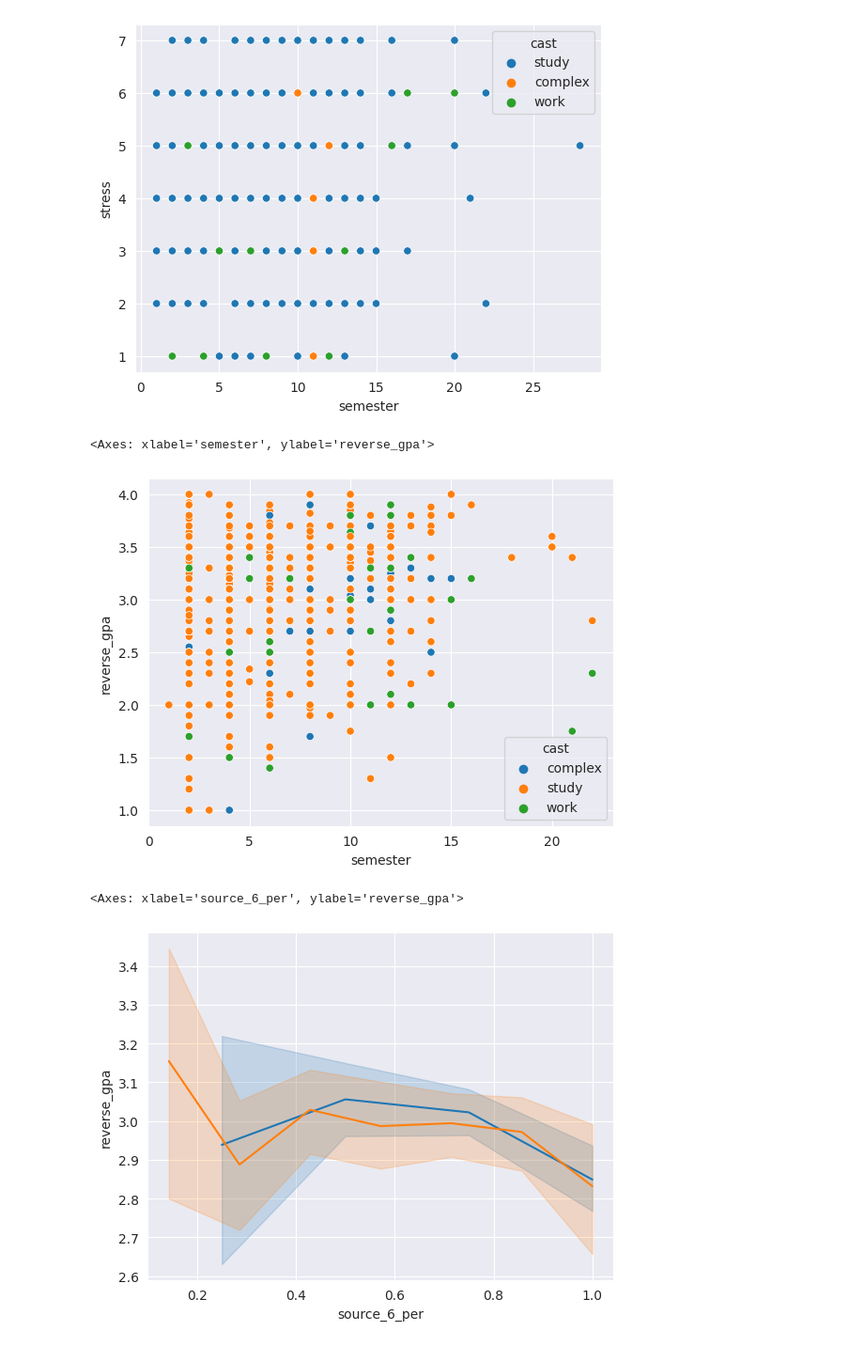
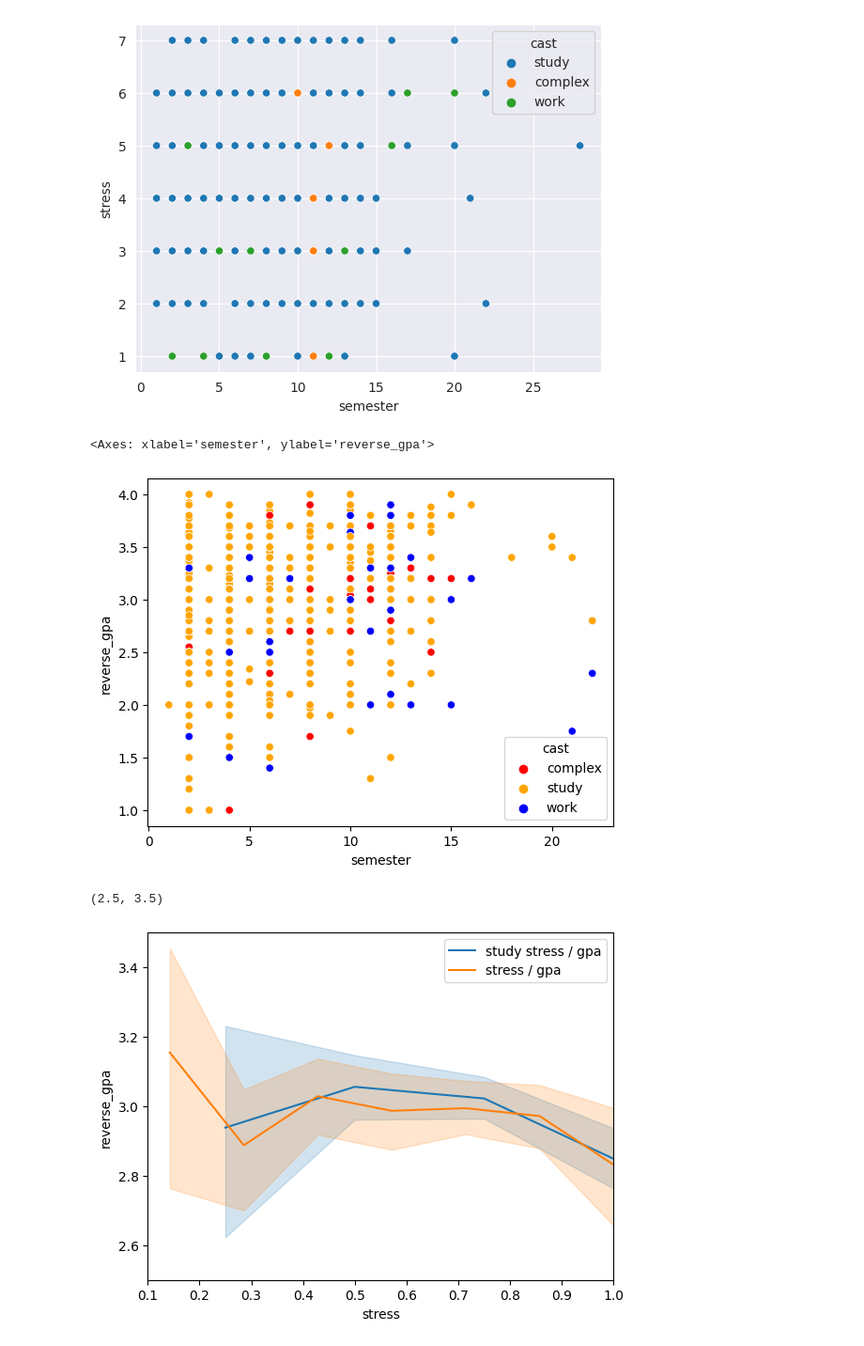
Before and after one commit to ret7020/DanoHackathon, a Jupyter notebook: Abobus.ipynb, the cells around one changed output. Shown at 94% size. Cells and saved outputs as stored; diff of their text form; code cells hidden in the pictures.

```diff
--- a/Abobus.ipynb
+++ b/Abobus.ipynb
@@ -254,18 +254,24 @@ sns.scatterplot(data=df, x="semester", y="stress", hue="cast")
 # %%
 df["reverse_gpa"] = df.apply (lambda row: 5 - row["gpa"] , axis=1) # общий стресс сурсов
 # %%
-sns.scatterplot(data=df, x="semester", y="reverse_gpa", hue="cast")
+colors = sns.color_palette('YlOrBr',3,desat=0.99)
+colors = ["red", "orange", "blue"]
+
+sns.scatterplot(data=df, x="semester", y="reverse_gpa", hue="cast", palette=colors)
 # %% [output]
 <Axes: xlabel='semester', ylabel='reverse_gpa'>
-[figure, old version]
+[figure, new version]
 # %%
 df_work = df.copy()
 df_work["source_6_per"] = df.apply (lambda row: row["source_6"] / 4, axis=1)
 df_work["stress_per"] = df.apply (lambda row: row["stress"] / 7, axis=1)
-sns.lineplot(data=df_work, x="source_6_per", y="reverse_gpa")
-
-sns.lineplot(data=df_work, x="stress_per", y="reverse_gpa")
+sns.lineplot(data=df_work, x="source_6_per", y="reverse_gpa", label="study stress / gpa")
+sns.lineplot(data=df_work, x="stress_per", y="reverse_gpa", label="stress / gpa")
+plt.xlabel("stress")
+plt.ylabel("reverse_gpa")
+plt.xlim([0.1,1])
+plt.ylim([2.5,3.5])
 # sns.scatterplot(data=df, x="semester", y="reverse_gpa", hue="cast")
 # %% [output]
-<Axes: xlabel='source_6_per', ylabel='reverse_gpa'>
+(2.5, 3.5)
-[figure, old version]
+[figure, new version]
```
Also changed, not shown: parts of 2 cells of this notebook, 1 other file.
